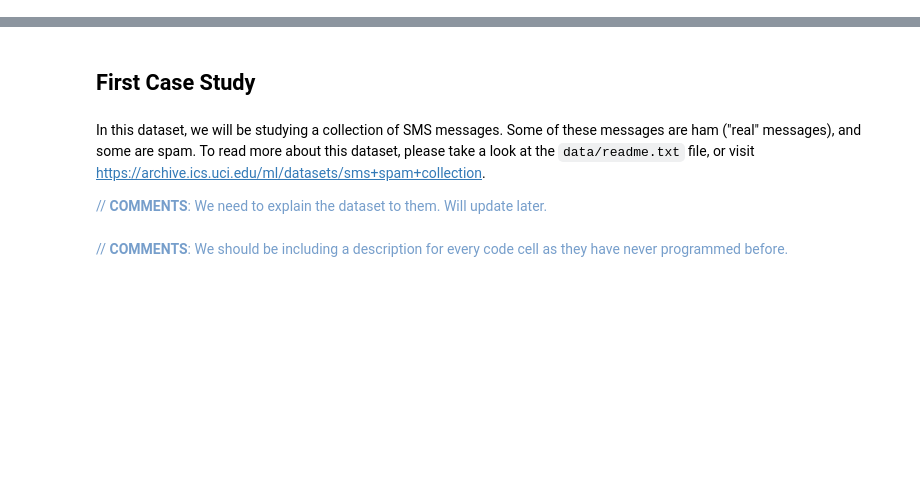
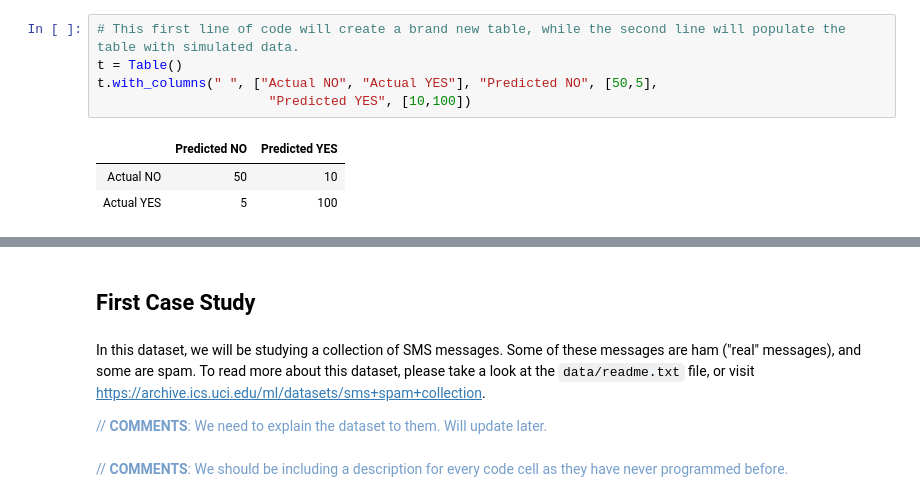
Before and after one commit to ds-modules/LS-22, a Jupyter notebook: William/Lab02.ipynb, the cells around one changed output, grey strips where cells are left out. Cells and saved outputs as stored; diff of their text form; blank space fills up the shorter version.

```diff
--- a/William/Lab02.ipynb
+++ b/William/Lab02.ipynb
@@ -38,0 +30,9 @@ array([[2, 0, 0],
+# %%
+# This first line of code will create a brand new table, while the second line will populate the table with simulated data.
+t = Table()
+t.with_columns(" ", ["Actual NO", "Actual YES"], "Predicted NO", [50,5],
+                      "Predicted YES", [10,100])
+# %% [output]
+|  | Predicted NO | Predicted YES |
+| Actual NO | 50 | 10 |
+| Actual YES | 5 | 100 |
```
Also changed, not shown: parts of 8 cells of this notebook, 3 other files.
